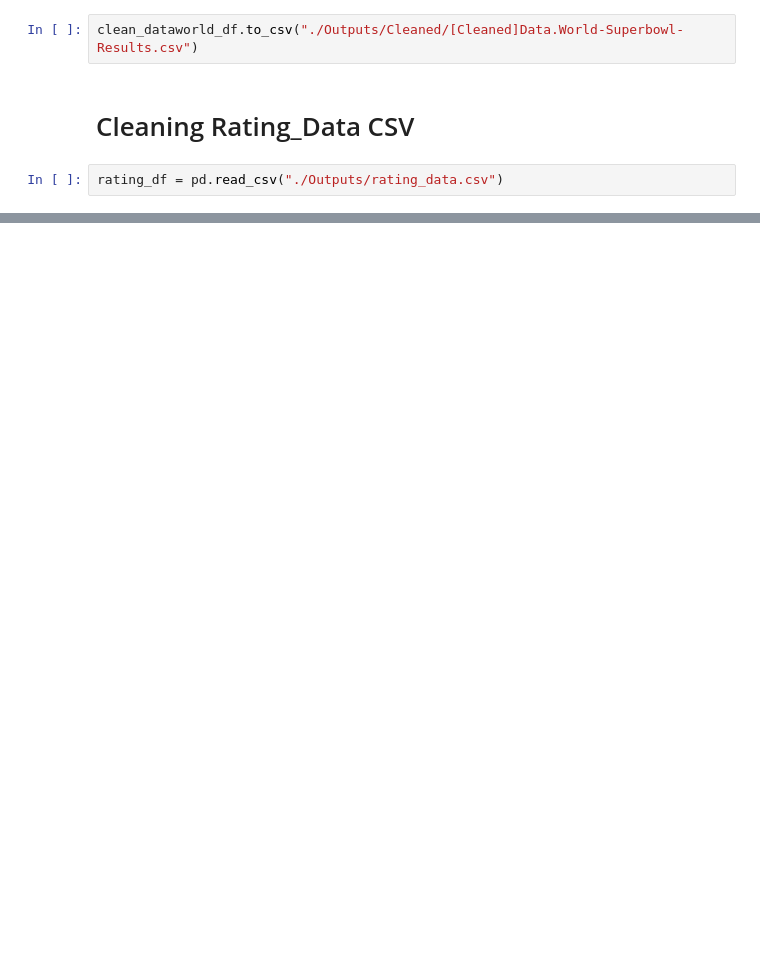
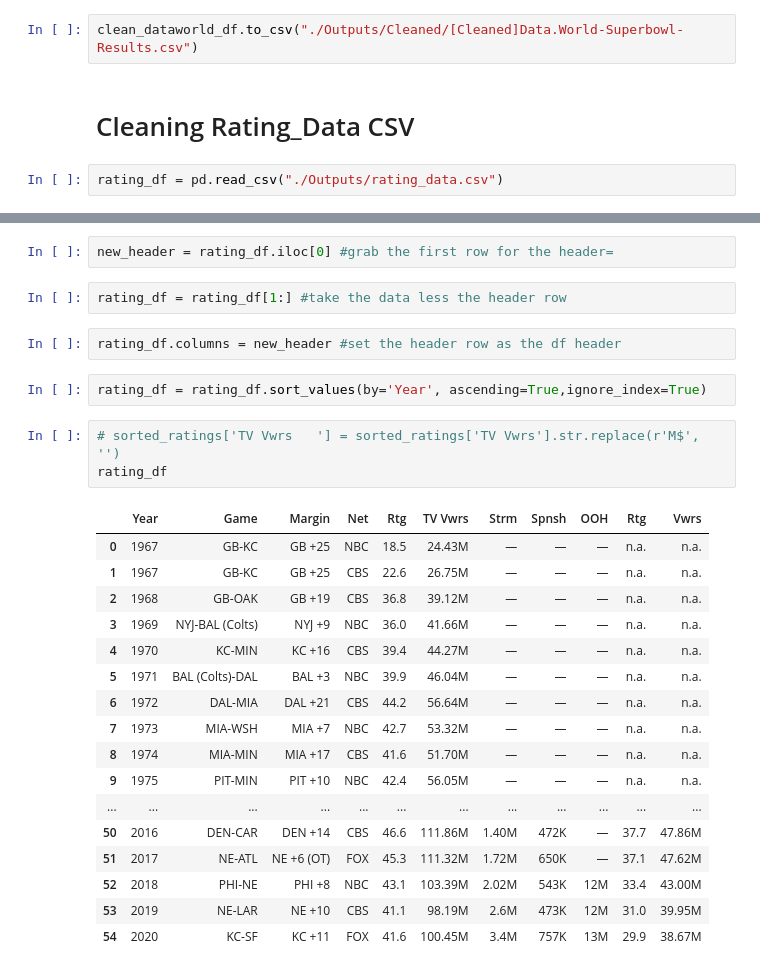
Before and after one commit to malreadjr/NFL-playersalary-Project, a Jupyter notebook: Clean & Merge Data.ipynb, the cells around one changed output, grey strips where cells are left out. Cells and saved outputs as stored; diff of their text form; blank space fills up the shorter version.

```diff
--- a/Clean & Merge Data.ipynb
+++ b/Clean & Merge Data.ipynb
@@ -118,3 +118,32 @@ rating_df
 | 53 | 1968 | GB-OAK | GB +19 | CBS | 36.8 | 39.12M | — | — | — | n.a. | ... |
 | 54 | 1967 | GB-KC | GB +25 | CBS | 22.6 | 26.75M | — | — | — | n.a. | ... |
 | 55 | 1967 | GB-KC | GB +25 | NBC | 18.5 | 24.43M | — | — | — | n.a. | ... |
+# %%
+new_header = rating_df.iloc[0] #grab the first row for the header=
+# %%
+rating_df = rating_df[1:] #take the data less the header row
+# %%
+rating_df.columns = new_header #set the header row as the df header
+# %%
+rating_df = rating_df.sort_values(by='Year', ascending=True,ignore_index=True)
+# %%
+# sorted_ratings['TV Vwrs	'] = sorted_ratings['TV Vwrs'].str.replace(r'M$', '')
+rating_df
+# %% [output]
+|  | Year | Game | Margin | Net | Rtg | TV Vwrs | Strm | Spnsh | OOH | Rtg | Vwrs |
+| 0 | 1967 | GB-KC | GB +25 | NBC | 18.5 | 24.43M | — | — | — | n.a. | n.a. |
+| 1 | 1967 | GB-KC | GB +25 | CBS | 22.6 | 26.75M | — | — | — | n.a. | n.a. |
+| 2 | 1968 | GB-OAK | GB +19 | CBS | 36.8 | 39.12M | — | — | — | n.a. | n.a. |
+| 3 | 1969 | NYJ-BAL (Colts) | NYJ +9 | NBC | 36.0 | 41.66M | — | — | — | n.a. | n.a. |
+| 4 | 1970 | KC-MIN | KC +16 | CBS | 39.4 | 44.27M | — | — | — | n.a. | n.a. |
+| 5 | 1971 | BAL (Colts)-DAL | BAL +3 | NBC | 39.9 | 46.04M | — | — | — | n.a. | n.a. |
+| 6 | 1972 | DAL-MIA | DAL +21 | CBS | 44.2 | 56.64M | — | — | — | n.a. | n.a. |
+| 7 | 1973 | MIA-WSH | MIA +7 | NBC | 42.7 | 53.32M | — | — | — | n.a. | n.a. |
+| 8 | 1974 | MIA-MIN | MIA +17 | CBS | 41.6 | 51.70M | — | — | — | n.a. | n.a. |
+| 9 | 1975 | PIT-MIN | PIT +10 | NBC | 42.4 | 56.05M | — | — | — | n.a. | n.a. |
+| ... | ... | ... | ... | ... | ... | ... | ... | ... | ... | ... | ... |
+| 50 | 2016 | DEN-CAR | DEN +14 | CBS | 46.6 | 111.86M | 1.40M | 472K | — | 37.7 | 47.86M |
+| 51 | 2017 | NE-ATL | NE +6 (OT) | FOX | 45.3 | 111.32M | 1.72M | 650K | — | 37.1 | 47.62M |
+| 52 | 2018 | PHI-NE | PHI +8 | NBC | 43.1 | 103.39M | 2.02M | 543K | 12M | 33.4 | 43.00M |
+| 53 | 2019 | NE-LAR | NE +10 | CBS | 41.1 | 98.19M | 2.6M | 473K | 12M | 31.0 | 39.95M |
+| 54 | 2020 | KC-SF | KC +11 | FOX | 41.6 | 100.45M | 3.4M | 757K | 13M | 29.9 | 38.67M |
```
Also changed, not shown: parts of 7 cells of this notebook.
